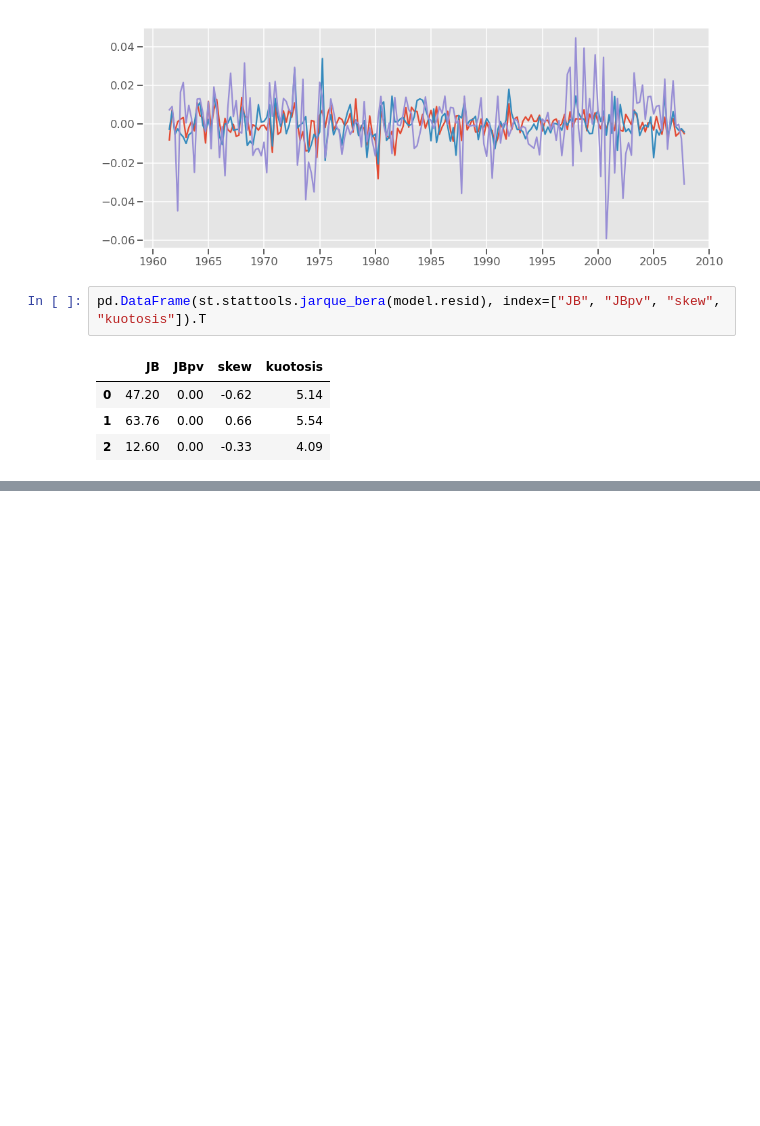
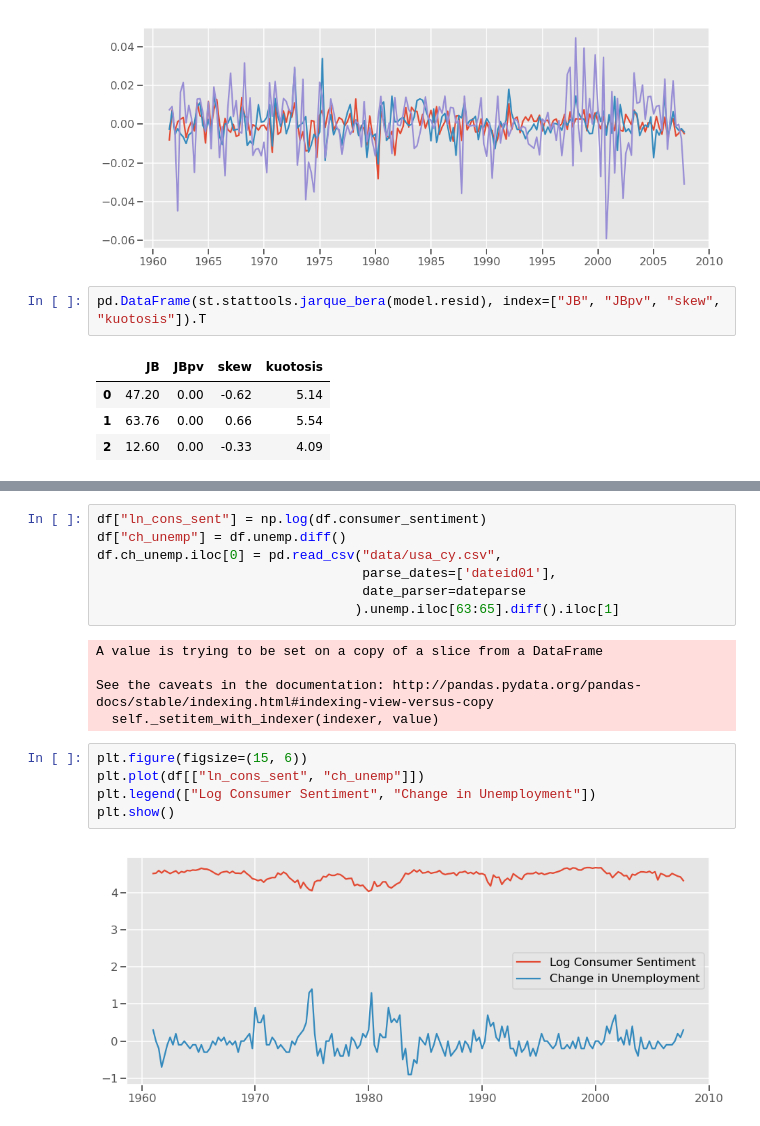
Before and after one commit to keita-dc/IMFxMFx, a Jupyter notebook: IMFx_MFx_assignment.ipynb, the cells around one changed output, grey strips where cells are left out. Cells and saved outputs as stored; diff of their text form; blank space fills up the shorter version.

```diff
--- a/IMFx_MFx_assignment.ipynb
+++ b/IMFx_MFx_assignment.ipynb
@@ -310,0 +356,19 @@ pd.DataFrame(st.stattools.jarque_bera(model.resid), index=["JB", "JBpv", "skew",
+# %%
+df["ln_cons_sent"] = np.log(df.consumer_sentiment)
+df["ch_unemp"] = df.unemp.diff()
+df.ch_unemp.iloc[0] = pd.read_csv("data/usa_cy.csv",
+                                  parse_dates=['dateid01'],
+                                  date_parser=dateparse
+                                 ).unemp.iloc[63:65].diff().iloc[1]
+# %% [output]
+A value is trying to be set on a copy of a slice from a DataFrame
+
+See the caveats in the documentation: http://pandas.pydata.org/pandas-docs/stable/indexing.html#indexing-view-versus-copy
+  self._setitem_with_indexer(indexer, value)
+# %%
+plt.figure(figsize=(15, 6))
+plt.plot(df[["ln_cons_sent", "ch_unemp"]])
+plt.legend(["Log Consumer Sentiment", "Change in Unemployment"])
+plt.show()
+# %% [output]
+[figure, added]
```
Also changed, not shown: parts of 13 cells of this notebook, 2 other files.
